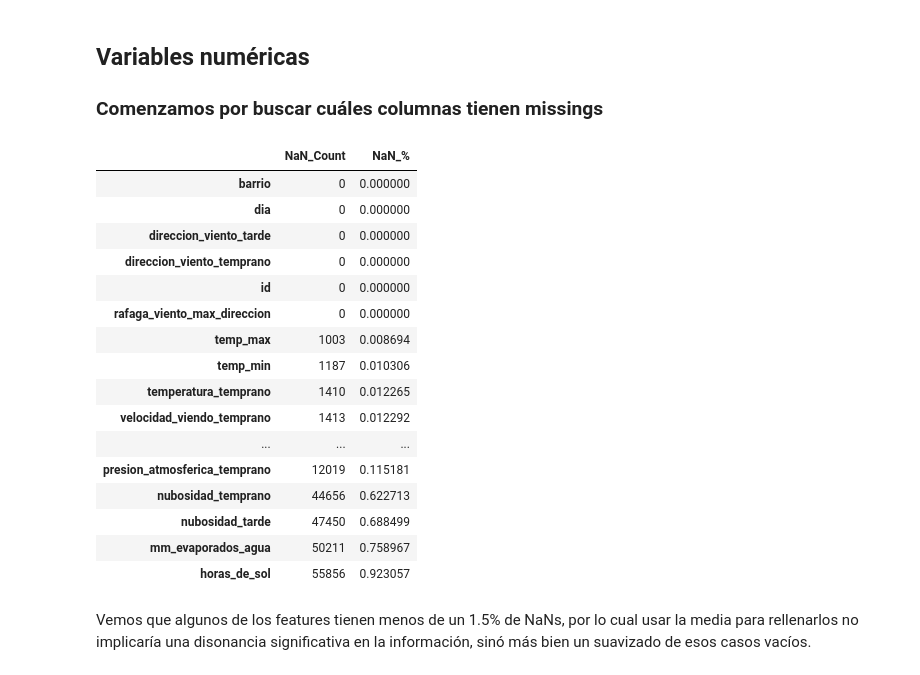
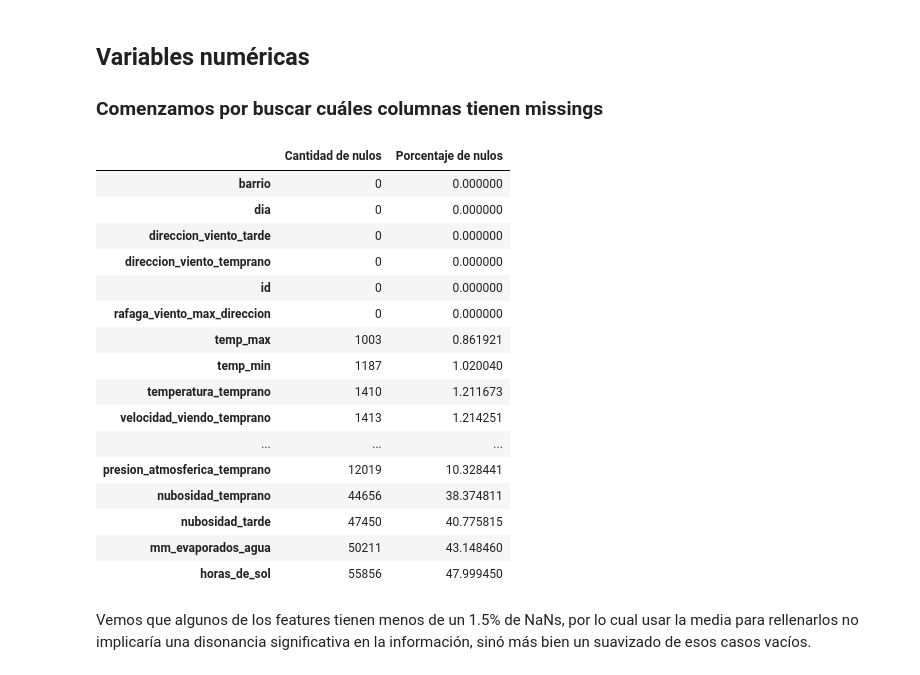
Before and after one commit to juan-roussilian/7506-Organizacion-de-Datos, a Jupyter notebook: tp1_pt1.ipynb, the cells around one changed output. Drawn from its saved outputs; the diff is of its cells as text; code cells hidden in the pictures.

Commit message:
Corrijo la manera de mostrar el porcentaje de nulos.

```diff
--- a/tp1_pt1.ipynb
+++ b/tp1_pt1.ipynb
@@ -181,27 +181,26 @@ df_mergeado.llovieron_hamburguesas_hoy.value_counts().to_frame()
 ### Comenzamos por buscar cuáles columnas tienen missings
 # %%
 df_mergeado.fillna(np.nan, inplace = True)
-df_nulos = df_mergeado.isnull().sum().to_frame(name="NaN_Count")
-df_nulos['NaN_%'] = df_nulos['NaN_Count'] / df_mergeado.count()
-df_nulos.sort_values(by=['NaN_%']) #este % por alguna razón muestra mal a partir de nubosidad_temprano
+dfNulos = pd.DataFrame({'Cantidad de nulos': df_mergeado.isnull().sum(), 'Porcentaje de nulos': (df_mergeado.isnull().mean() * 100)})
+dfNulos.sort_values(by=['Porcentaje de nulos'])
 # %% [output]
-|  | NaN_Count | NaN_% |
+|  | Cantidad de nulos | Porcentaje de nulos |
 | barrio | 0 | 0.000000 |
 | dia | 0 | 0.000000 |
 | direccion_viento_tarde | 0 | 0.000000 |
 | direccion_viento_temprano | 0 | 0.000000 |
 | id | 0 | 0.000000 |
 | rafaga_viento_max_direccion | 0 | 0.000000 |
-| temp_max | 1003 | 0.008694 |
-| temp_min | 1187 | 0.010306 |
-| temperatura_temprano | 1410 | 0.012265 |
-| velocidad_viendo_temprano | 1413 | 0.012292 |
+| temp_max | 1003 | 0.861921 |
+| temp_min | 1187 | 1.020040 |
+| temperatura_temprano | 1410 | 1.211673 |
+| velocidad_viendo_temprano | 1413 | 1.214251 |
 | ... | ... | ... |
-| presion_atmosferica_temprano | 12019 | 0.115181 |
-| nubosidad_temprano | 44656 | 0.622713 |
-| nubosidad_tarde | 47450 | 0.688499 |
-| mm_evaporados_agua | 50211 | 0.758967 |
-| horas_de_sol | 55856 | 0.923057 |
+| presion_atmosferica_temprano | 12019 | 10.328441 |
+| nubosidad_temprano | 44656 | 38.374811 |
+| nubosidad_tarde | 47450 | 40.775815 |
+| mm_evaporados_agua | 50211 | 43.148460 |
+| horas_de_sol | 55856 | 47.999450 |
 # %% [markdown]
 Vemos que algunos de los features tienen menos de un 1.5% de NaNs, por lo cual usar la media para rellenarlos no implicaría una disonancia significativa en la información, sinó más bien un suavizado de esos casos vacíos.
 # %%
```
Also changed, not shown: parts of 25 cells of this notebook.
